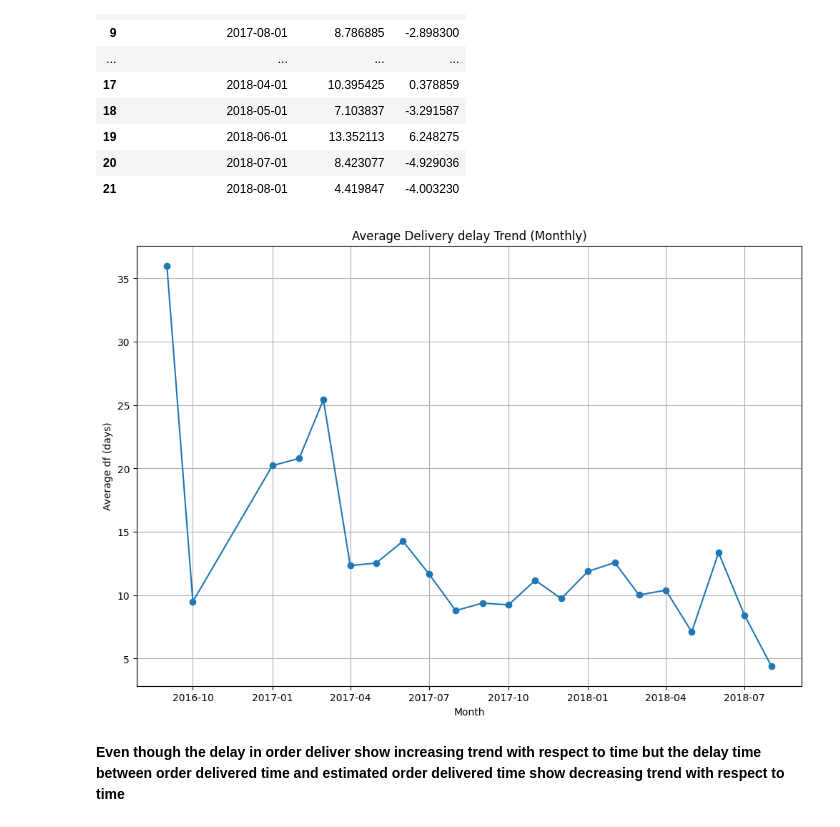
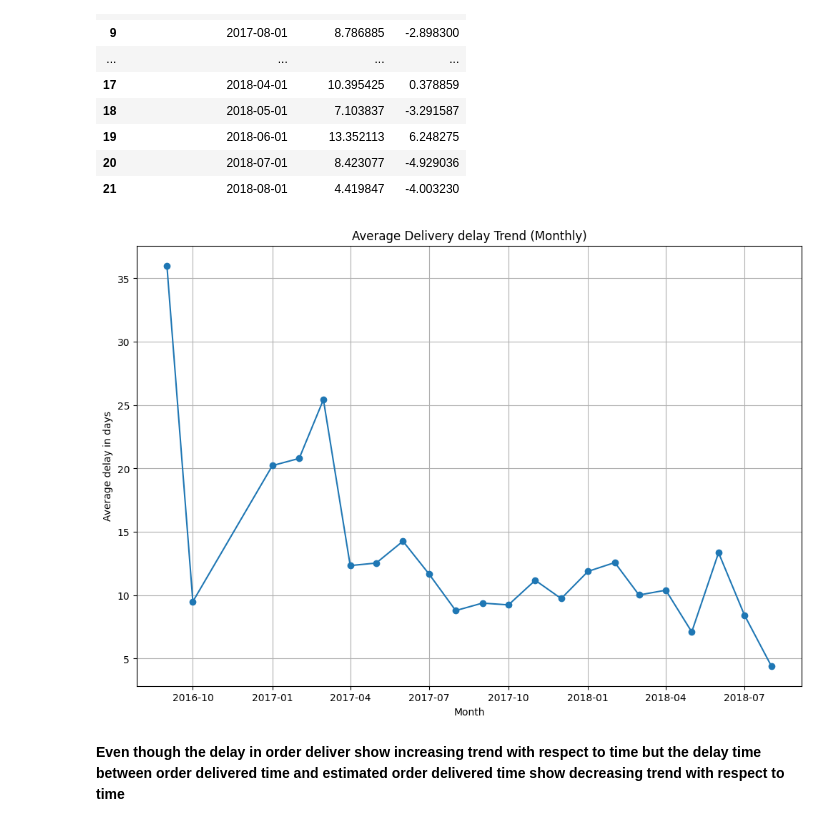
Before and after one commit to IndianHimanshuRawat/ecommerce-customer-sales-analytics, a Jupyter notebook: scripts/data_analysis_brazilian_ecommerce_datasets.ipynb, the cells around one changed output. Drawn from its saved outputs; the diff is of its cells as text; code cells hidden in the pictures.

```diff
--- a/scripts/data_analysis_brazilian_ecommerce_datasets.ipynb
+++ b/scripts/data_analysis_brazilian_ecommerce_datasets.ipynb
@@ -886,15 +864,15 @@ monthly_avg_delay
 # %%
 import matplotlib.pyplot as plt
 
 plt.figure(figsize=(12,8))
 plt.plot(monthly_avg_delay['order_purchase_timestamp'], monthly_avg_delay['delay_delivery'], marker='o')
 plt.title('Average Delivery delay Trend (Monthly)')
 plt.xlabel('Month')
-plt.ylabel('Average df (days)')
+plt.ylabel('Average delay in days')
 plt.grid(True)
 plt.show()
 # %% [output]
-[figure, old version]
+[figure, new version]
 # %% [markdown]
 **Even though the delay in order deliver show increasing trend with respect to time but the delay time between order delivered time and estimated order delivered time show decreasing trend with respect to time**
 # %% [markdown]
```
Also changed, not shown: parts of 5 cells of this notebook.
